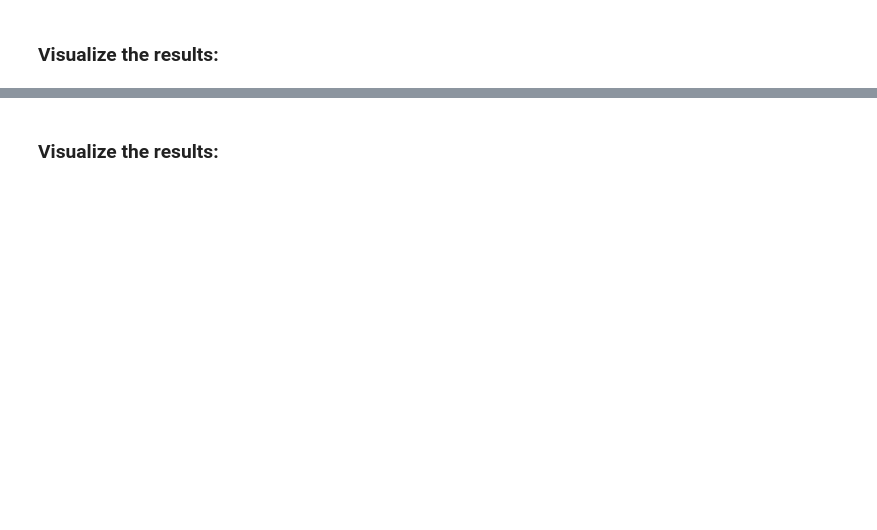
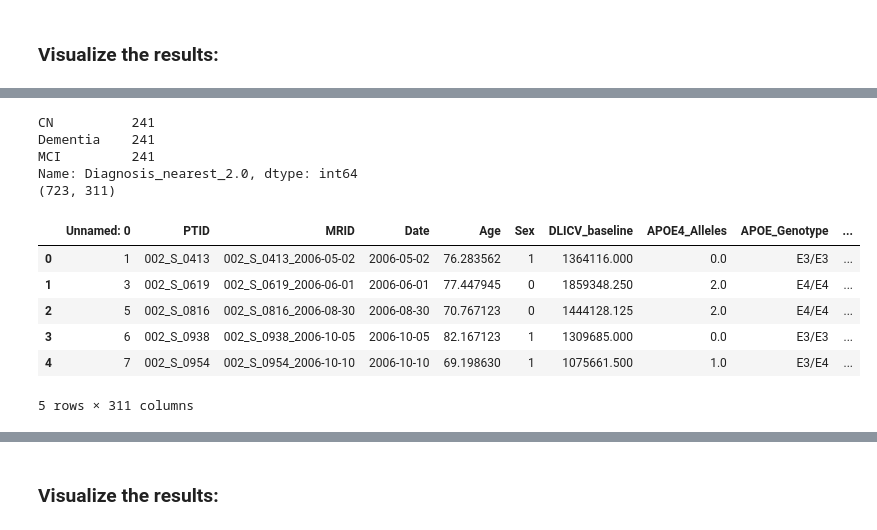
Before and after one commit to georgeaidinis/Dissertation, a Jupyter notebook: DeepCCA Model/ADNI Classification Adaboost OPNMF.ipynb, the cells around one changed output, grey strips where cells are left out. Saved outputs shown, nothing was run; the diff lists cells and outputs as text; code cells hidden in the pictures; blank space fills up the shorter version.

```diff
--- a/DeepCCA Model/ADNI Classification Adaboost OPNMF.ipynb
+++ b/DeepCCA Model/ADNI Classification Adaboost OPNMF.ipynb
@@ -331,2 +432,24 @@ confusion_matrices(Confusion_Matrices, names, n_rows=2, n_cols=3)
+# %%
+dcca_data_usampled = undersample(dcca_data)
+dcca_data_usampled = dcca_data_usampled.sort_values('PTID', ascending=True)
+dcca_data_usampled.reset_index(drop=True, inplace=True)
+
+print(dcca_data_usampled['Diagnosis_nearest_2.0'].value_counts())
+print(dcca_data_usampled.shape)
+dcca_data = dcca_data_usampled
+dcca_data.head()
+# %% [output]
+CN          241
+Dementia    241
+MCI         241
+Name: Diagnosis_nearest_2.0, dtype: int64
+(723, 311)
+|  | Unnamed: 0 | PTID | MRID | Date | Age | Sex | DLICV_baseline | APOE4_Alleles | APOE_Genotype | ... |
+| 0 | 1 | 002_S_0413 | 002_S_0413_2006-05-02 | 2006-05-02 | 76.283562 | 1 | 1364116.000 | 0.0 | E3/E3 | ... |
+| 1 | 3 | 002_S_0619 | 002_S_0619_2006-06-01 | 2006-06-01 | 77.447945 | 0 | 1859348.250 | 2.0 | E4/E4 | ... |
+| 2 | 5 | 002_S_0816 | 002_S_0816_2006-08-30 | 2006-08-30 | 70.767123 | 0 | 1444128.125 | 2.0 | E4/E4 | ... |
+| 3 | 6 | 002_S_0938 | 002_S_0938_2006-10-05 | 2006-10-05 | 82.167123 | 1 | 1309685.000 | 0.0 | E3/E3 | ... |
+| 4 | 7 | 002_S_0954 | 002_S_0954_2006-10-10 | 2006-10-10 | 69.198630 | 1 | 1075661.500 | 1.0 | E3/E4 | ... |
+5 rows × 311 columns
 # %%
 # Defining the AdaBoostClassifier model, as well as the model parameters for the Grid Search:
```
Also changed, not shown: parts of 11 cells of this notebook, 5 other files.
